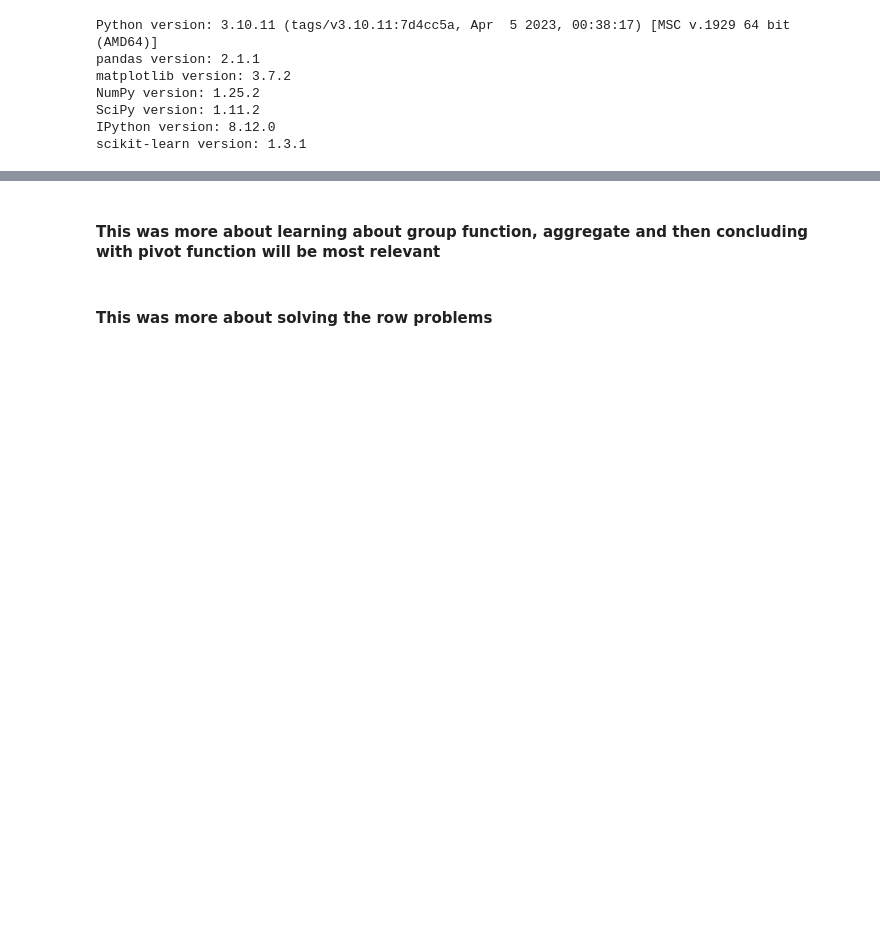
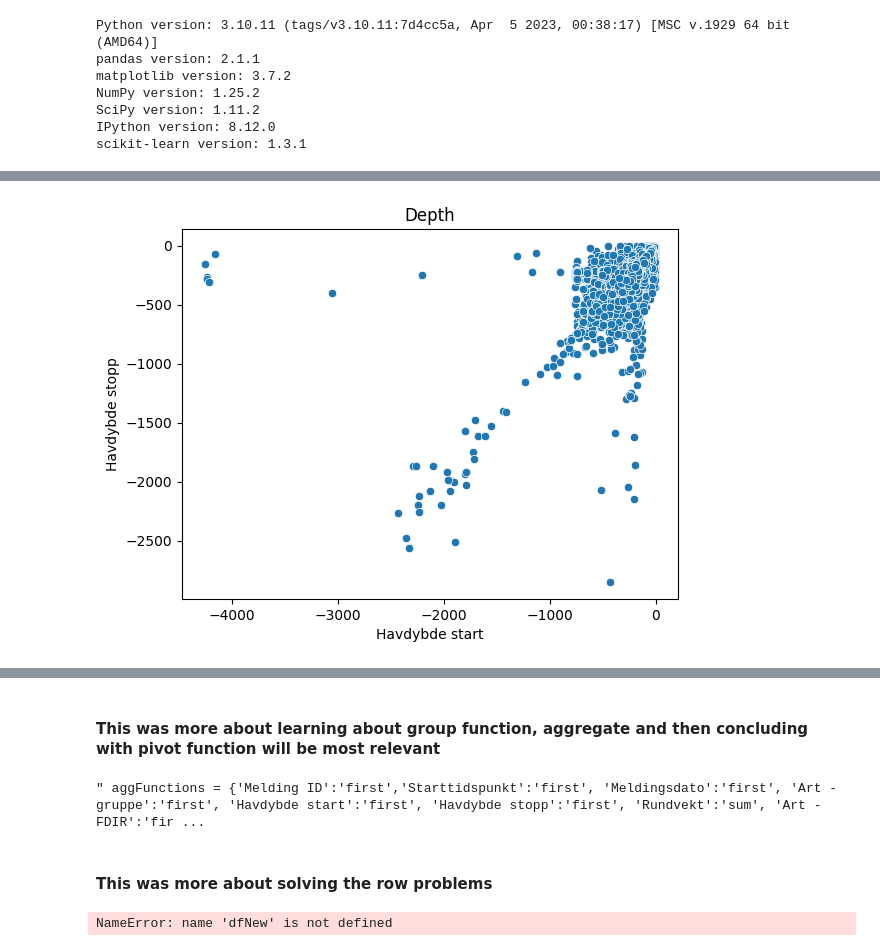
Before and after one commit to Pzorster/INFO284pzor, a Jupyter notebook: project.ipynb, the cells around one changed output, grey strips where cells are left out. Cells and saved outputs as stored; diff of their text form; code cells hidden in the pictures; blank space fills up the shorter version.

Commit message:
exploring data and testing ideas

```diff
--- a/project.ipynb
+++ b/project.ipynb
@@ -255,0 +263,6 @@ sns.scatterplot(x='Havdybde start', y='Havdybde stopp', data=df, hue='Art - grup
+# %%
+#pivoting the rows where all the meldingspunkt are identical on the same row including all the species
+df = df.pivot_table(index=['Melding ID', 'Meldingsdato', 'Starttidspunkt', 'Havdybde start', 'Havdybde stopp'], columns='Art - gruppe', values='Rundvekt', aggfunc='sum').reset_index()
+df = df.fillna(0) # filling Nan values with 0
+print("Number of rows: ", df.shape[0])
+df.head()
@@ -255,0 +280,9 @@ sns.scatterplot(x='Havdybde start', y='Havdybde stopp', data=df, hue='Art - grup
+# %%
+#removing all rows where the depth is greater than -1
+df = df[df['Havdybde start'] <= -1]
+df = df[df['Havdybde stopp'] <= -1]
+
+#now counting the number of rows
+print("Number of rows: ", df.shape[0])
+df.info()
+df.head()
@@ -255,0 +312,11 @@ sns.scatterplot(x='Havdybde start', y='Havdybde stopp', data=df, hue='Art - grup
+# %%
+#plotting depth
+sns.scatterplot(x='Havdybde start', y='Havdybde stopp', data=df)
+plt.title('Depth')
+plt.show()
+
+#summing all the species to get the total weight of the catch
+df['Total'] = df['Hyse'] + df['Sei'] + df['Torsk']
+df.head()
+# %% [output]
+[figure, added]
@@ -283,6 +356,8 @@ aggFunctions = {'Melding ID':'first','Starttidspunkt':'first', 'Meldingsdato':'f
 dfNew = df.groupby('Melding ID','Starttidspunkt').agg(aggFunctions)
 #transforming each group into a single row
 print(dfNew.head()) """
+# %% [output]
+" aggFunctions = {'Melding ID':'first','Starttidspunkt':'first', 'Meldingsdato':'first', 'Art - gruppe':'first', 'Havdybde start':'first', 'Havdybde stopp':'first', 'Rundvekt':'sum', 'Art - FDIR':'fir ...
 # %% [markdown]
 #### This was more about solving the row problems
 # %%
@@ -308,6 +383,8 @@ print(df['Melding ID'].value_counts())
 1695415    44 """
 #this tells me it keeps the same id
 #But then we would have to group by Melding ID, and Start
+# %% [output]
+NameError: name 'dfNew' is not defined
 # %%
 #realising that the column Art - gruppe is a categorical variable, we can transform it into a one hot encoding
 #this will allow us to use the column as a feature for our model
```
Also changed, not shown: parts of 15 cells of this notebook.
